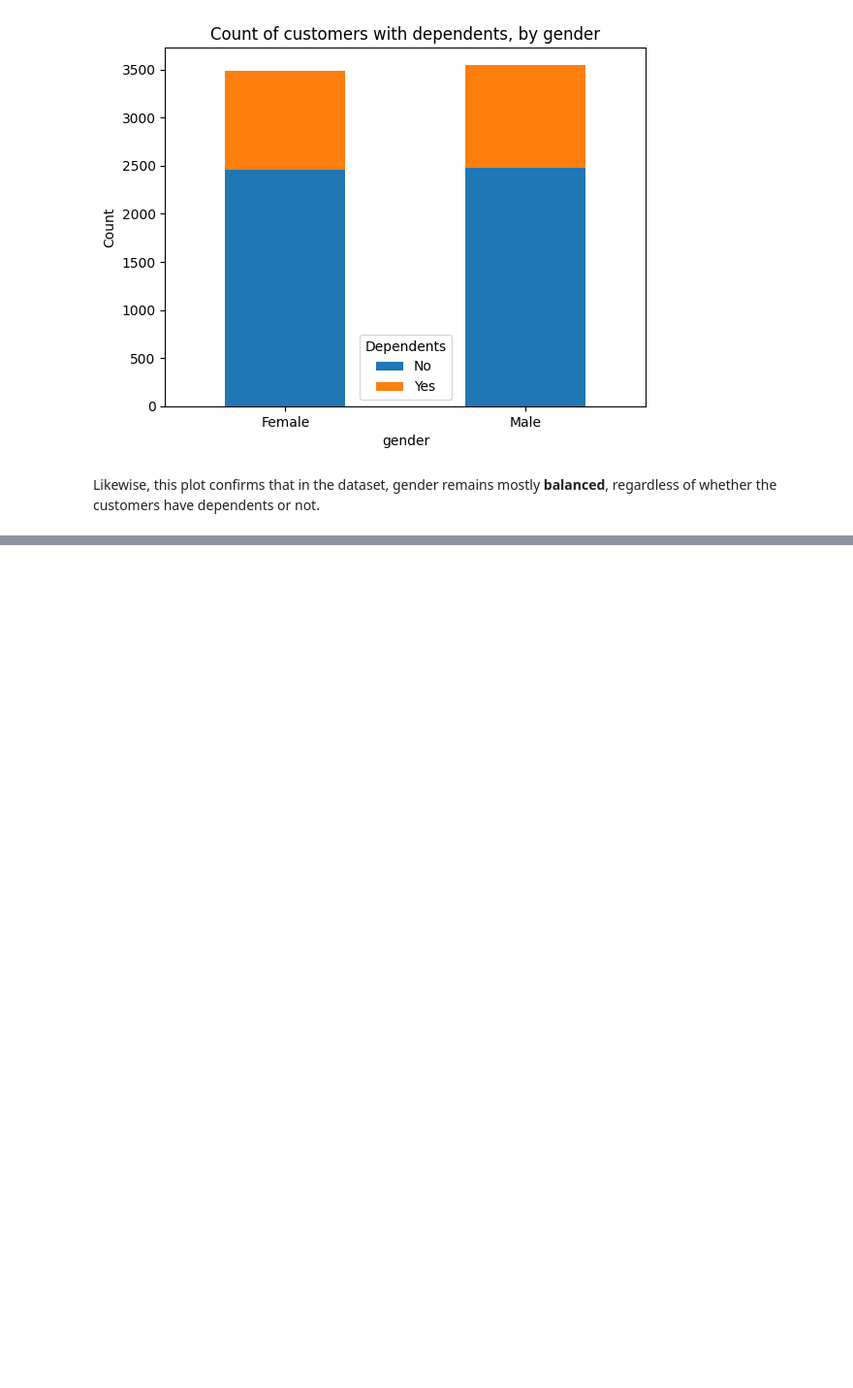
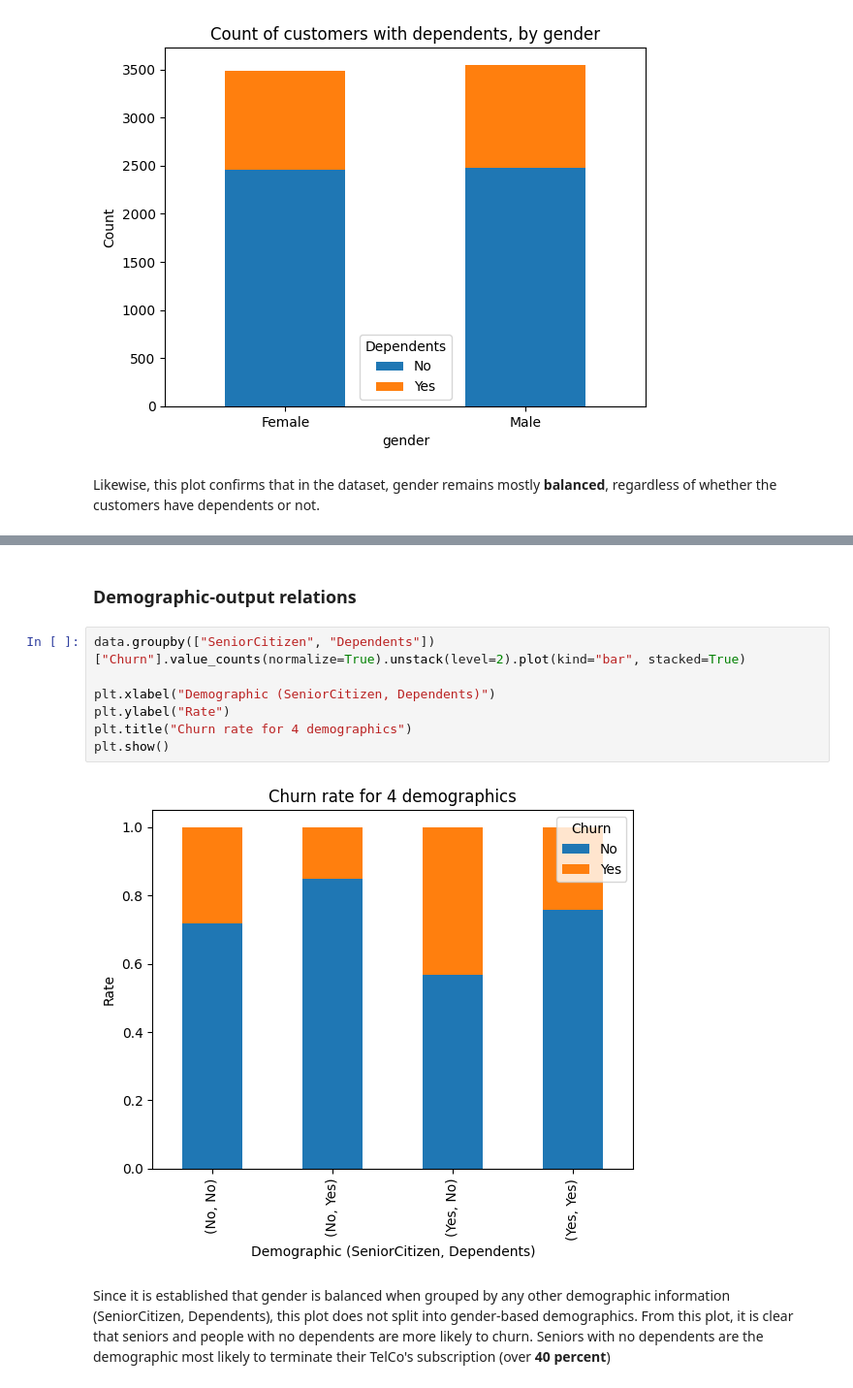
Before and after one commit to vincent-doan/applied-statistics, a Jupyter notebook: telco_customer_churn.ipynb, the cells around one changed output, grey strips where cells are left out. Shown at 97% size. Drawn from its saved outputs; the diff is of its cells as text; blank space fills up the shorter version.

Commit message:
Added demographic-output relations

```diff
--- a/telco_customer_churn.ipynb
+++ b/telco_customer_churn.ipynb
@@ -309,0 +312,14 @@ This graph reaffirms that in the dataset, the number of seniors exceeds non-seni
+# %% [markdown]
+### Demographic-output relations
+# %%
+data.groupby(["SeniorCitizen", "Dependents"])["Churn"].value_counts(normalize=True).unstack(level=2).plot(kind="bar", stacked=True)
+
+plt.xlabel("Demographic (SeniorCitizen, Dependents)")
+plt.ylabel("Rate")
+plt.title("Churn rate for 4 demographics")
+plt.show()
+# %% [output]
+[figure, added]
+# %% [markdown]
+Since it is established that gender is balanced when grouped by any other demographic information (SeniorCitizen, Dependents), this plot does not split into gender-based demographics.</br>
+From this plot, it is clear that seniors and people with no dependents are more likely to churn. Seniors with no dependents are the demographic most likely to terminate their TelCo's subscription (over **40 percent**)
```
Also changed, not shown: parts of 10 cells of this notebook.
